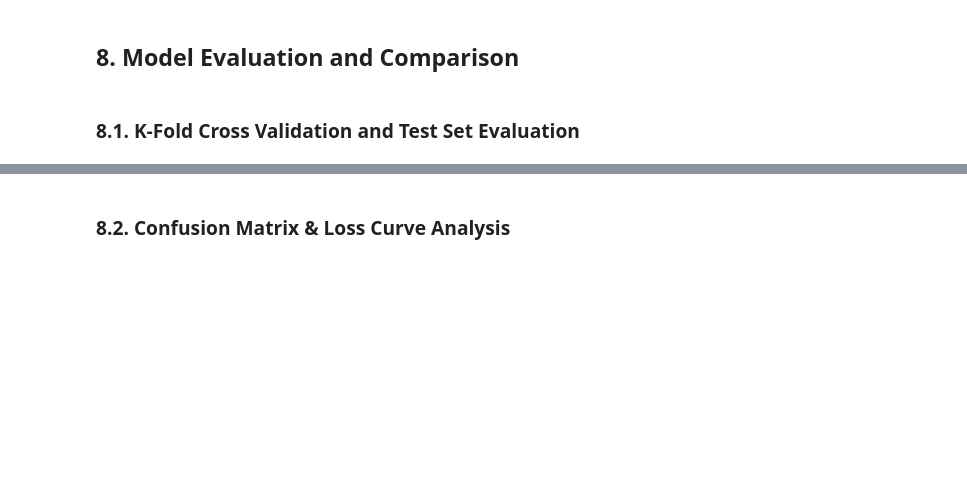
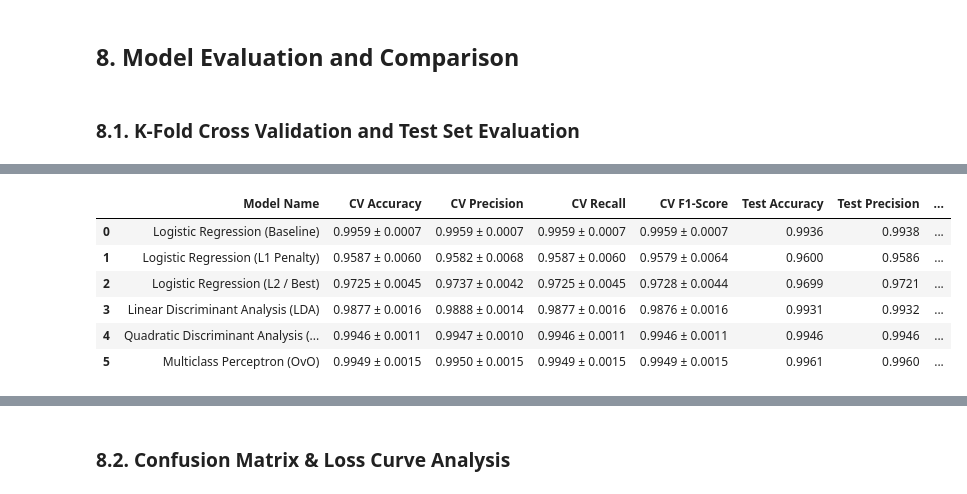
Before and after one commit to ThanhChuong12/Supervised-Learning-Regression-Classification, a Jupyter notebook: code/Part2_Classification/02_modeling.ipynb, the cells around one changed output, grey strips where cells are left out. Saved outputs shown, nothing was run; the diff lists cells and outputs as text; code cells hidden in the pictures; blank space fills up the shorter version.

```diff
--- a/code/Part2_Classification/02_modeling.ipynb
+++ b/code/Part2_Classification/02_modeling.ipynb
@@ -798,0 +823,84 @@ $\rightarrow$ **Kết luận chung:** Logistic Regression đã làm rất tốt
+# %%
+# ---------------------------------------------------------
+# Define a comprehensive function for K-Fold CV and Test Evaluation
+# ---------------------------------------------------------
+def evaluate_models_comprehensive(models_dict, X_train, y_train, X_test, y_test, k_splits=5):
+    """
+    Evaluates multiple models using Stratified K-Fold Cross-Validation on the training set
+    and computes final metrics on the unseen test set.
+    """
+    skf = StratifiedKFold(n_splits=k_splits, shuffle=True, random_state=42)
+    results = []
+
+    print(f"--- Starting {k_splits}-Fold Cross-Validation and Test Evaluation ---\n")
+
+    for name, model in models_dict.items():
+        print(f"Processing model: {name}...")
+        cv_acc, cv_prec, cv_rec, cv_f1 = [], [], [], []
+
+        # 1. Perform K-Fold Cross Validation on the training data
+        for train_idx, val_idx in skf.split(X_train, y_train):
+            X_tr, X_val = X_train[train_idx], X_train[val_idx]
+            y_tr, y_val = y_train[train_idx], y_train[val_idx]
+
+            # Train the model on the current training folds
+            model.fit(X_tr, y_tr)
+
+            # Predict on the validation fold
+            y_pred_val = model.predict(X_val)
+
+            # Calculate metrics using weighted average to handle imbalanced classes
+            cv_acc.append(accuracy_score(y_val, y_pred_val))
+            cv_prec.append(precision_score(y_val, y_pred_val, average='weighted', zero_division=0))
+            cv_rec.append(recall_score(y_val, y_pred_val, average='weighted', zero_division=0))
+            cv_f1.append(f1_score(y_val, y_pred_val, average='weighted', zero_division=0))
+
+        # 2. Retrain the model on the entire training set to prepare for test evaluation
+        model.fit(X_train, y_train)
+        y_pred_test = model.predict(X_test)
+
+        # 3. Calculate final metrics on the unseen test set
+        test_acc = accuracy_score(y_test, y_pred_test)
+        test_prec = precision_score(y_test, y_pred_test, average='weighted', zero_division=0)
+        test_rec = recall_score(y_test, y_pred_test, average='weighted', zero_division=0)
+        test_f1 = f1_score(y_test, y_pred_test, average='weighted', zero_division=0)
+
+        # 4. Aggregate results into a dictionary for reporting
+        results.append({
+            'Model Name': name,
+            'CV Accuracy': f"{np.mean(cv_acc):.4f} ± {np.std(cv_acc):.4f}",
+            'CV Precision': f"{np.mean(cv_prec):.4f} ± {np.std(cv_prec):.4f}",
+            'CV Recall': f"{np.mean(cv_rec):.4f} ± {np.std(cv_rec):.4f}",
+            'CV F1-Score': f"{np.mean(cv_f1):.4f} ± {np.std(cv_f1):.4f}",
+            'Test Accuracy': round(test_acc, 4),
+            'Test Precision': round(test_prec, 4),
+            'Test Recall': round(test_rec, 4),
+            'Test F1-Score': round(test_f1, 4)
+        })
+
+    return pd.DataFrame(results)
+
+# ---------------------------------------------------------
+# Compile all exact models trained in the previous sections
+# ---------------------------------------------------------
+models_to_evaluate = {
+    'Logistic Regression (Baseline)': ovr,
+    'Logistic Regression (L1 Penalty)': model_l1,
+    'Logistic Regression (L2 / Best)': best_lr_model,
+    'Linear Discriminant Analysis (LDA)': lda_model,
+    'Quadratic Discriminant Analysis (QDA)': qda_model,
+    'Multiclass Perceptron (OvO)': perceptron_ovo
+}
+
+# Execute the evaluation function
+evaluation_df = evaluate_models_comprehensive(
+    models_dict=models_to_evaluate,
+    X_train=X_train_scaled,
+    y_train=y_train,
+    X_test=X_test_scaled,
+    y_test=y_test
+)
+
+# Display the aggregated results table
+display(evaluation_df)
+# %% [output]
@@ -798,0 +915,7 @@ $\rightarrow$ **Kết luận chung:** Logistic Regression đã làm rất tốt
+|  | Model Name | CV Accuracy | CV Precision | CV Recall | CV F1-Score | Test Accuracy | Test Precision | ... |
+| 0 | Logistic Regression (Baseline) | 0.9959 ± 0.0007 | 0.9959 ± 0.0007 | 0.9959 ± 0.0007 | 0.9959 ± 0.0007 | 0.9936 | 0.9938 | ... |
+| 1 | Logistic Regression (L1 Penalty) | 0.9587 ± 0.0060 | 0.9582 ± 0.0068 | 0.9587 ± 0.0060 | 0.9579 ± 0.0064 | 0.9600 | 0.9586 | ... |
+| 2 | Logistic Regression (L2 / Best) | 0.9725 ± 0.0045 | 0.9737 ± 0.0042 | 0.9725 ± 0.0045 | 0.9728 ± 0.0044 | 0.9699 | 0.9721 | ... |
+| 3 | Linear Discriminant Analysis (LDA) | 0.9877 ± 0.0016 | 0.9888 ± 0.0014 | 0.9877 ± 0.0016 | 0.9876 ± 0.0016 | 0.9931 | 0.9932 | ... |
+| 4 | Quadratic Discriminant Analysis (... | 0.9946 ± 0.0011 | 0.9947 ± 0.0010 | 0.9946 ± 0.0011 | 0.9946 ± 0.0011 | 0.9946 | 0.9946 | ... |
+| 5 | Multiclass Perceptron (OvO) | 0.9949 ± 0.0015 | 0.9950 ± 0.0015 | 0.9949 ± 0.0015 | 0.9949 ± 0.0015 | 0.9961 | 0.9960 | ... |
```
Also changed, not shown: parts of 14 cells of this notebook, 1 other file.
